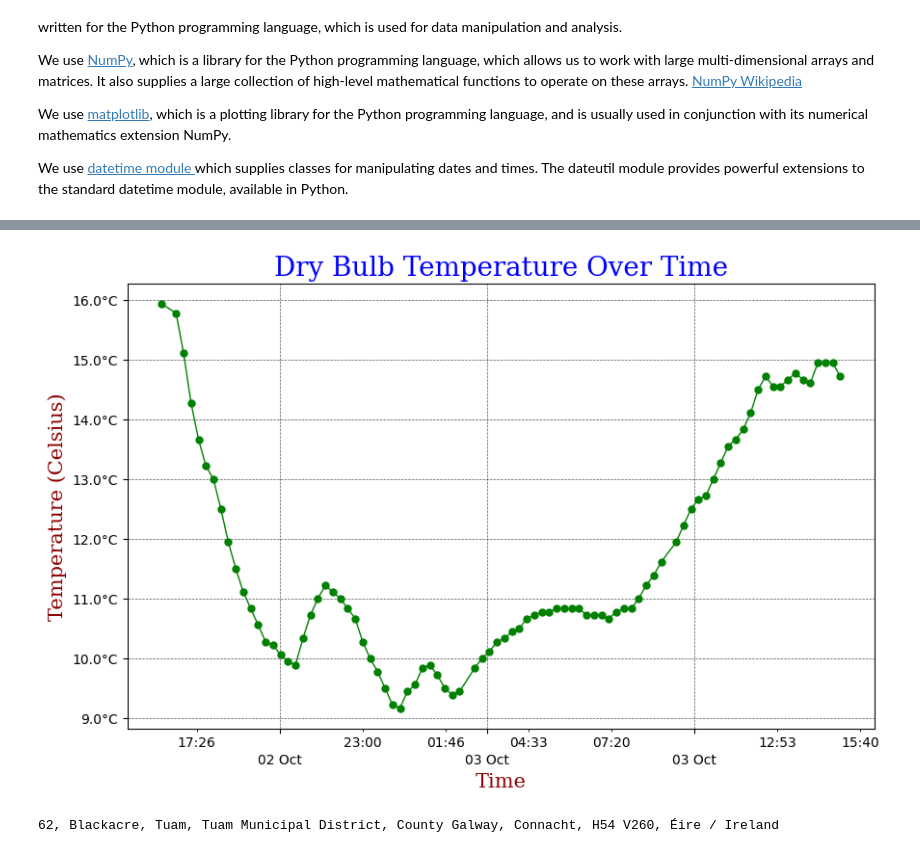
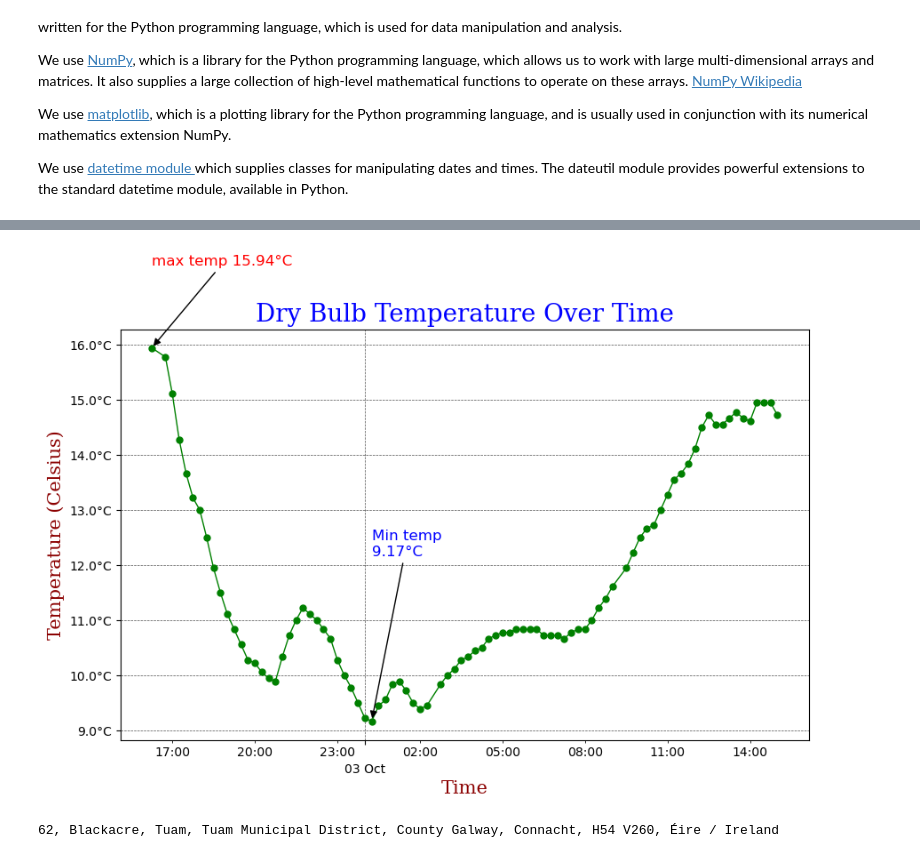
Before and after one commit to MikeCurleyCoosan/PFDA, a Jupyter notebook: PFDA_assignments/assignment2-weather.ipynb, the cells around one changed output, grey strips where cells are left out. Saved outputs shown, nothing was run; the diff lists cells and outputs as text; code cells hidden in the pictures.

```diff
--- a/PFDA_assignments/assignment2-weather.ipynb
+++ b/PFDA_assignments/assignment2-weather.ipynb
@@ -61,5 +60,4 @@ The data file has being downloaded from the URL given above and stored in the Da
 # %%
 # Load the dataset. I have stored the dataset in a folder called Data_Files
-
-df = pd.read_csv('Data_Files/weatherreadings1.csv')
+df = pd.read_csv('data/weatherreadings1.csv', usecols = ['reportStartDateTime','dryBulbTemperature_Celsius'])
 # %% [markdown]
@@ -110,5 +92,0 @@ Here we are using the `apply()` function and the pandas `to_datetime` method to
-# %%
-#Convert the reportStartDateTime and reportEndDateTime columns to datetime format
-df[['reportStartDateTime', 'reportEndDateTime']]= df[['reportStartDateTime', 'reportEndDateTime']].apply(pd.to_datetime)
-
-df.info()
@@ -132,0 +93,8 @@ memory usage: 22.0+ KB
+# %%
+# Display the first 5 rows of the dataset
+df['reportStartDateTime'] = pd.to_datetime(df['reportStartDateTime'], format='%Y-%m-%dT%H:%M:%S+00:00')
+print(df['reportStartDateTime'].head())
+
+#Convert the reportStartDateTime to the index of the dataframe
+df.set_index('reportStartDateTime', inplace=True)
+print(df.head())
@@ -144,9 +132,8 @@ More information on these can be found at this [link](https://www.weather.gov/so
 # Display the drybulb temperature column of the dataset over time
 
 # Create a variable to store the drybulb temperature column of the dataset
-drybulb = df['dryBulbTemperature_Celsius'].to_list()
-df['time'] = df['reportStartDateTime'].apply(lambda x: x.timestamp())
-dateTime = df['time'].to_list()
+drybulb = df['dryBulbTemperature_Celsius']
+datetime = df.index
 
 #Set the font style and size for the title and labels
 font1 = {'family':'serif','color':'blue','size':20}
@@ -157,61 +144,59 @@ def temperature_formatter(drybulb, pos):
     s = f"{drybulb}\N{DEGREE SIGN}C"
     return s
 
-def day_formatter(dateTime, pos):
-    day = dt.datetime.fromtimestamp(dateTime).strftime('\n%d %b')
-    return day
+#Get the maximum and minimum temperatures in the dataset and format to 2 decimal places
+max = df["dryBulbTemperature_Celsius"].max()
+max = round(max, 2)
 
-def time_formatter(dateTime, pos):
-    time = dt.datetime.fromtimestamp(dateTime).strftime('%H:%M')
-    return time
+min = df["dryBulbTemperature_Celsius"].min()
+min = round(min, 2)
 
-#Get the maximum and minimum temperatures in the dataset
-max = round(df["dryBulbTemperature_Celsius"].max())
-min = round(df["dryBulbTemperature_Celsius"].min())
-
-#Get the time of the max and min temperatures in the dataset
-max_time = df.loc[df["dryBulbTemperature_Celsius"] == df["dryBulbTemperature_Celsius"].max(), "reportStartDateTime"].values[0]
-min_time = df.loc[df["dryBulbTemperature_Celsius"] == df["dryBulbTemperature_Celsius"].min(), "reportStartDateTime"].values[0]
+#Get the time of the maximum and minimum temperatures
+max_time = df["dryBulbTemperature_Celsius"].idxmax()
+min_time = df["dryBulbTemperature_Celsius"].idxmin()
 
 # Create a plot to display the drybulb temperature column of the dataset over time
 fig, ax = plt.subplots(figsize=(10, 6))
+
+# Plot the drybulb temperature column of the dataset over time
+ax.plot(datetime, drybulb, color='green', marker='o', linestyle='-', linewidth=1, markersize=5)
 
 # Set the title, x-axis label, and y-axis label of the plot
 ax.set_title('Dry Bulb Temperature Over Time', fontdict = font1)
 ax.set_xlabel('Time', fontdict = font2)
 ax.set_ylabel('Temperature (Celsius)', fontdict = font2)
-# Plot the drybulb temperature column of the dataset over time
-ax.plot(dateTime, drybulb, color='green', marker='o', linestyle='-', linewidth=1, markersize=5)
+
+
 # Set the y-axis to display the temperature values in Celsius
 ax.yaxis.set_major_formatter(temperature_formatter)
-ax.tick_params(axis='x', which='minor', bottom=True, top=False, labelbottom=True, labeltop=False)
-ax.xaxis.set_minor_formatter(time_formatter)
-ax.xaxis.set_minor_locator(plt.MaxNLocator(10))
-ax.xaxis.set_major_formatter(day_formatter)
-ax.xaxis.set_major_locator(plt.MaxNLocator(4))
 
+# Turn on minor ticks on x-axis
+ax.tick_params(axis='x', which='minor', bottom=True)
+
+# Minor ticks every 3 hours with the format of Hour:Minute
+ax.xaxis.set_minor_locator(mdates.HourLocator(interval = 3))
+ax.xaxis.set_minor_formatter(mdates.DateFormatter('%H:%S'))
+
+# Major ticks on a new date
+ax.xaxis.set_major_formatter(mdates.DateFormatter('\n%d %b'))
+ax.xaxis.set_major_locator(mdates.DayLocator(interval = 1))
 
 
 ax.annotate(f'max temp {max}°C ', xy=(max_time, max), xytext=(max_time, max+1.5),
-            arrowprops=dict(facecolor='black', shrink=0.05),
-            )
-
-
-
-
+            arrowprops=dict(arrowstyle='-|>', facecolor='black'), fontsize=12, color='red')
 # annotate the minimum temperature
 plt.annotate(f"Min temp\n{min}°C", xy=(min_time, min),
              xytext=(min_time, min + 3),
-             arrowprops=dict(facecolor="blue", shrink=0.3))
+             arrowprops=dict(arrowstyle='-|>', facecolor="black"),fontsize=12, color='blue')
 
 # Add gridlines to the plot
 ax.grid(linestyle='--', linewidth=0.5, color='black', alpha=0.7) # Add gridlines
 
 
 # Display the plot
 plt.show()
 # %% [output]
-[figure, old version]
+[figure, new version]
 # %%
 geolocator = Nominatim(user_agent="myapp")
 location = geolocator.reverse("53.5244, -8.8545")
```
Also changed, not shown: parts of 11 cells of this notebook, 2 other files.
